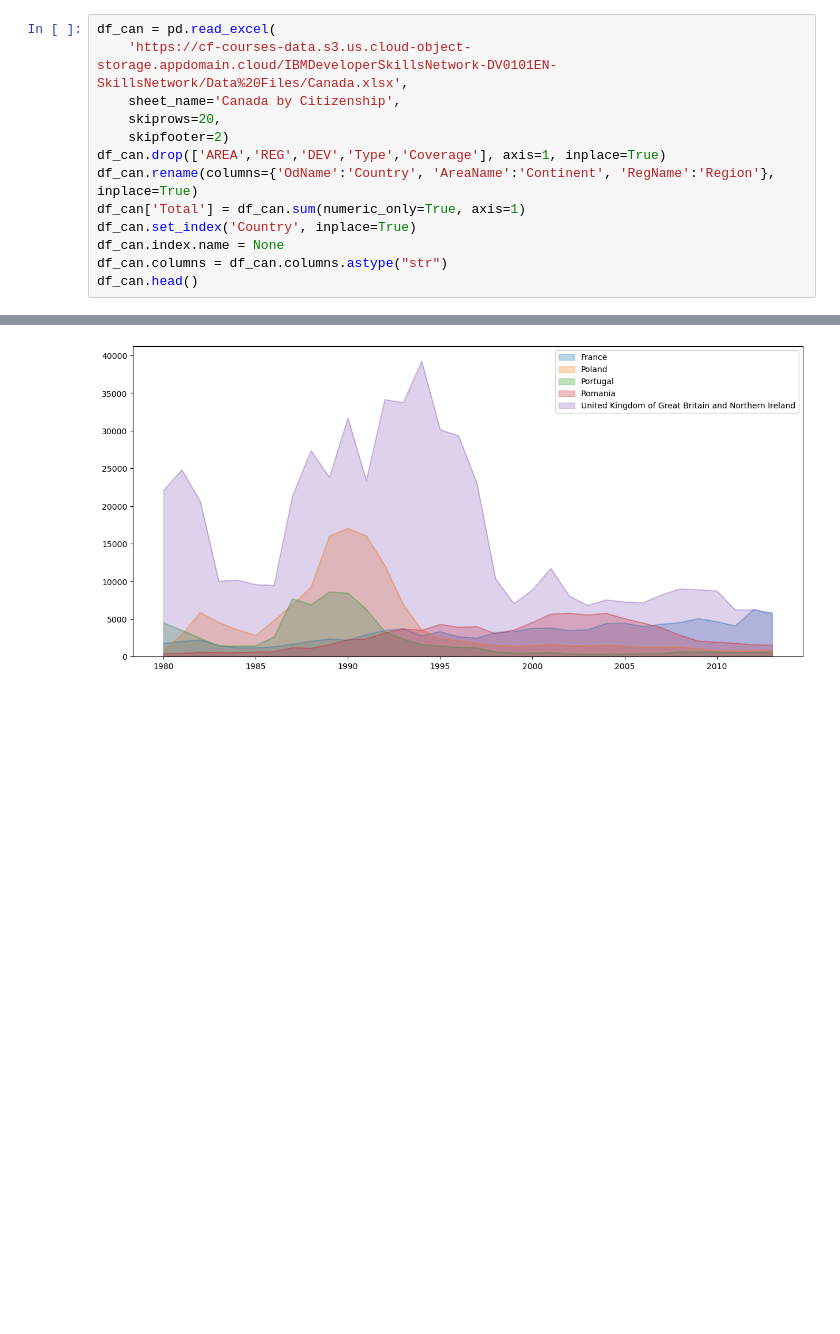
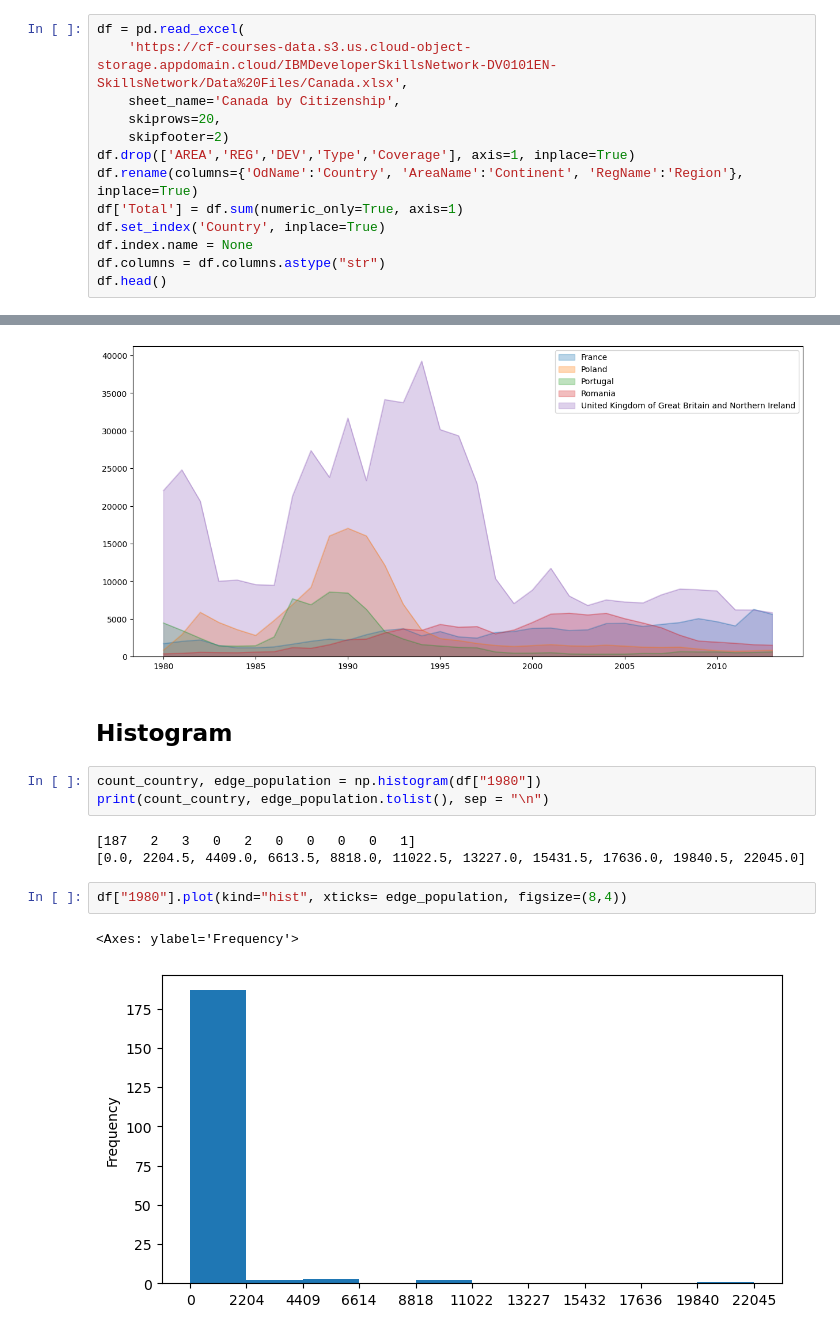
Before and after one commit to zahra-ahmadbeigloo/Data-analysis-projects, a Jupyter notebook: Canada-Immigration-Analysis/Canada-Immigration-Analysis.ipynb, the cells around one changed output, grey strips where cells are left out. Drawn from its saved outputs; the diff is of its cells as text; blank space fills up the shorter version.

```diff
--- a/Canada-Immigration-Analysis/Canada-Immigration-Analysis.ipynb
+++ b/Canada-Immigration-Analysis/Canada-Immigration-Analysis.ipynb
@@ -4,18 +4,18 @@ import numpy as np
 import seaborn as sns
 import matplotlib.pyplot as plt
 # %%
-df_can = pd.read_excel(
+df = pd.read_excel(
     'https://cf-courses-data.s3.us.cloud-object-storage.appdomain.cloud/IBMDeveloperSkillsNetwork-DV0101EN-SkillsNetwork/Data%20Files/Canada.xlsx',
     sheet_name='Canada by Citizenship',
     skiprows=20,
     skipfooter=2)
-df_can.drop(['AREA','REG','DEV','Type','Coverage'], axis=1, inplace=True)
-df_can.rename(columns={'OdName':'Country', 'AreaName':'Continent', 'RegName':'Region'}, inplace=True)
-df_can['Total'] = df_can.sum(numeric_only=True, axis=1)
-df_can.set_index('Country', inplace=True)
-df_can.index.name = None
-df_can.columns = df_can.columns.astype("str")
-df_can.head()
+df.drop(['AREA','REG','DEV','Type','Coverage'], axis=1, inplace=True)
+df.rename(columns={'OdName':'Country', 'AreaName':'Continent', 'RegName':'Region'}, inplace=True)
+df['Total'] = df.sum(numeric_only=True, axis=1)
+df.set_index('Country', inplace=True)
+df.index.name = None
+df.columns = df.columns.astype("str")
+df.head()
 # %% [output]
 |  | Continent | Region | DevName | 1980 | 1981 | 1982 | 1983 | 1984 | 1985 | 1986 | ... | ... |
 | Afghanistan | Asia | Southern Asia | Developing regions | 16 | 39 | 39 | 47 | 71 | 340 | 496 | ... | ... |
@@ -134,3 +134,16 @@ df_top_euro.plot(kind="area", alpha=0.3, stacked=False, figsize=(15,7))
 # %% [output]
 <Axes: >
 [figure]
+# %% [markdown]
+## Histogram
+# %%
+count_country, edge_population = np.histogram(df["1980"])
+print(count_country, edge_population.tolist(), sep = "\n")
+# %% [output]
+[187   2   3   0   2   0   0   0   0   1]
+[0.0, 2204.5, 4409.0, 6613.5, 8818.0, 11022.5, 13227.0, 15431.5, 17636.0, 19840.5, 22045.0]
+# %%
+df["1980"].plot(kind="hist", xticks= edge_population, figsize=(8,4))
+# %% [output]
+<Axes: ylabel='Frequency'>
+[figure, added]
```
Also changed, not shown: parts of 17 cells of this notebook.
